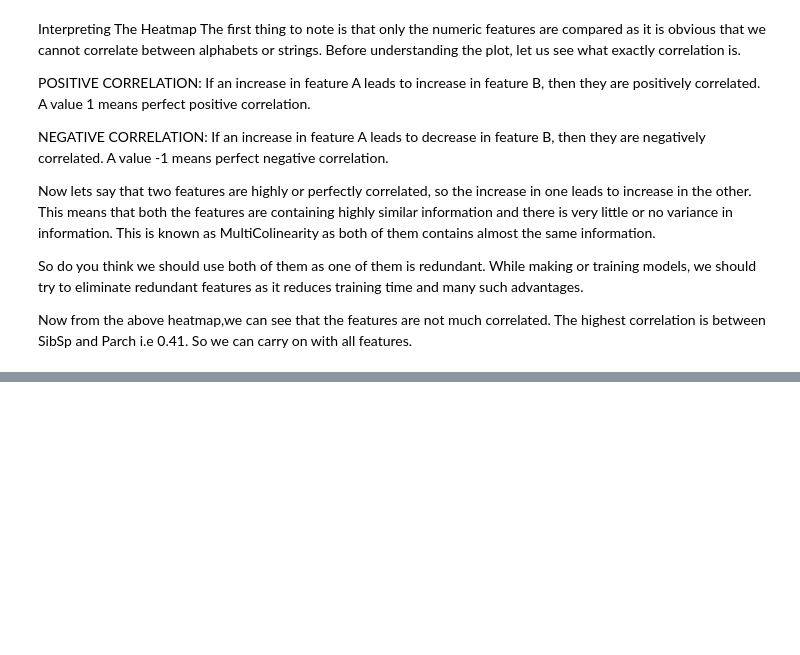
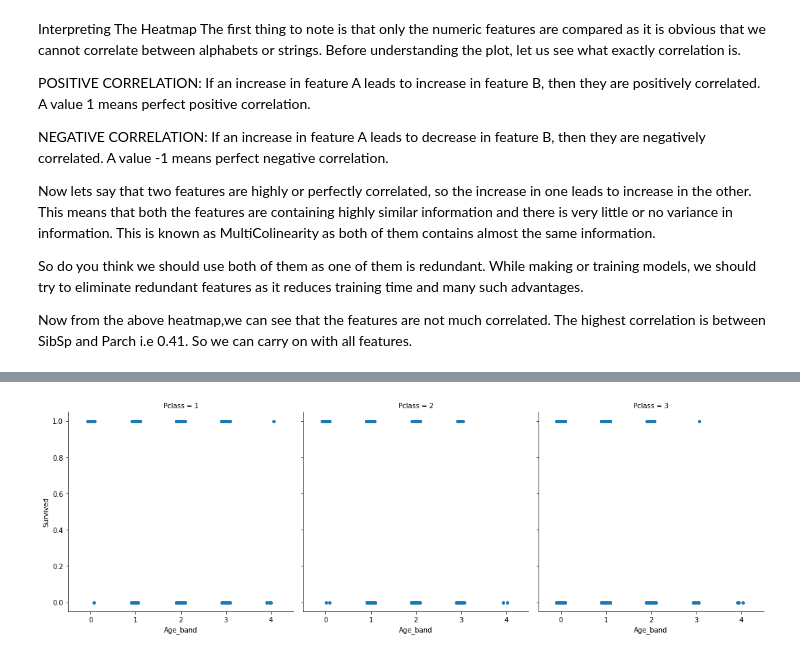
Before and after one commit to martinjohnm/eda_examples, a Jupyter notebook: dietanic/eda_dietanic.ipynb, the cells around one changed output, grey strips where cells are left out. Cells and saved outputs as stored; diff of their text form; code cells hidden in the pictures; blank space fills up the shorter version.

```diff
--- a/dietanic/eda_dietanic.ipynb
+++ b/dietanic/eda_dietanic.ipynb
@@ -506,0 +513,8 @@ Now from the above heatmap,we can see that the features are not much correlated.
+# %%
+data['Age_band']=0
+data.loc[data['Age']<=16,'Age_band']=0
+data.loc[(data['Age']>16)&(data['Age']<=32),'Age_band']=1
+data.loc[(data['Age']>32)&(data['Age']<=48),'Age_band']=2
+data.loc[(data['Age']>48)&(data['Age']<=64),'Age_band']=3
+data.loc[data['Age']>64,'Age_band']=4
+data.head(20)
@@ -506,0 +549,5 @@ Now from the above heatmap,we can see that the features are not much correlated.
+# %%
+sns.catplot(x='Age_band',y='Survived',data=data,col='Pclass')
+plt.show()
+# %% [output]
+[figure, added]
```
Also changed, not shown: parts of 15 cells of this notebook.
